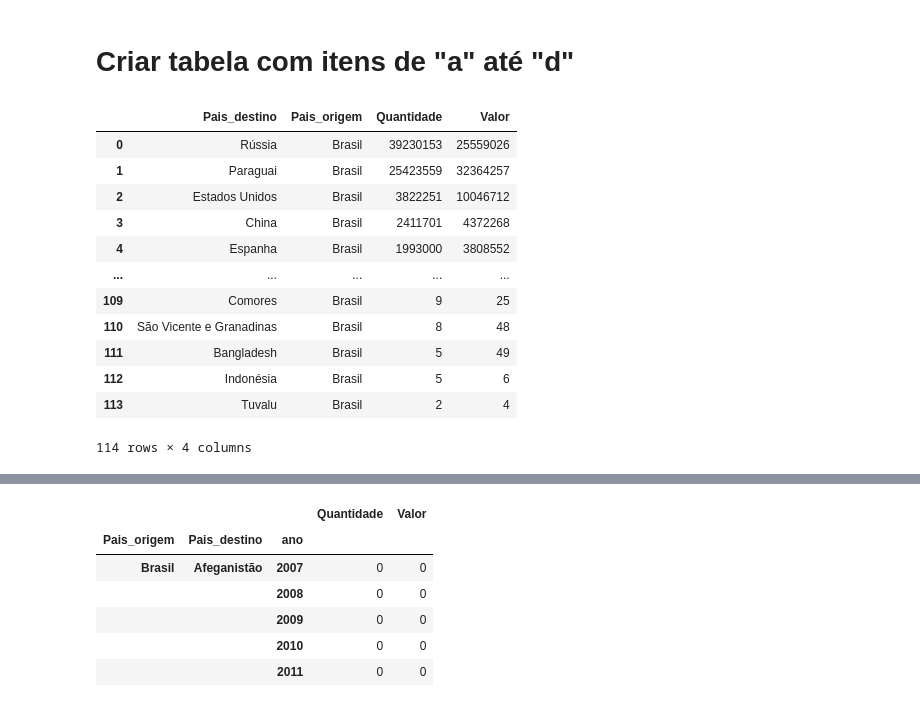
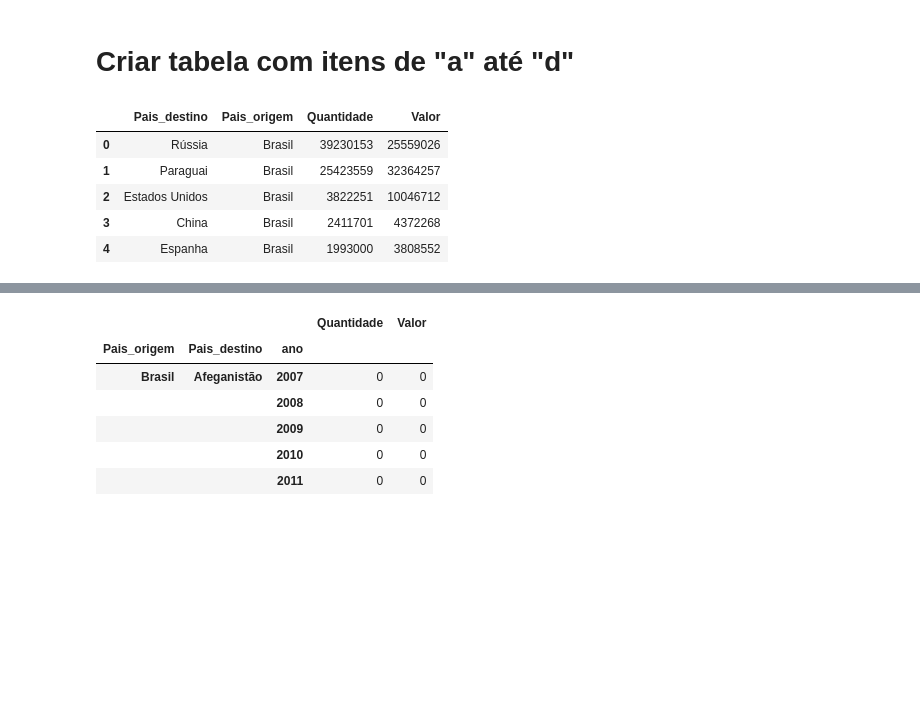
Before and after one commit to MCardosoDev/Tech_Challenge_Fase1, a Jupyter notebook: Tech_Challenge.ipynb, the cells around one changed output, grey strips where cells are left out. Saved outputs shown, nothing was run; the diff lists cells and outputs as text; code cells hidden in the pictures; blank space fills up the shorter version.

```diff
--- a/Tech_Challenge.ipynb
+++ b/Tech_Challenge.ipynb
@@ -385,24 +385,17 @@ total_imp_ano.head()
 # %%
 total_exp_pais = dataset_exp_periodo.groupby(['Pais_destino', 'Pais_origem']).sum()
 total_exp_pais = total_exp_pais.iloc[:,:4].sort_values(by=['Quantidade', 'Valor'], ascending=False)
 total_exp_pais.drop(columns=['ano'], inplace=True)
 total_exp_pais.reset_index(inplace=True)
 total_exp_pais = total_exp_pais[(total_exp_pais.Quantidade != 0) & (total_exp_pais.Valor != 0)]
-total_exp_pais
+total_exp_pais.head()
 # %% [output]
 |  | Pais_destino | Pais_origem | Quantidade | Valor |
 | 0 | Rússia | Brasil | 39230153 | 25559026 |
 | 1 | Paraguai | Brasil | 25423559 | 32364257 |
 | 2 | Estados Unidos | Brasil | 3822251 | 10046712 |
 | 3 | China | Brasil | 2411701 | 4372268 |
 | 4 | Espanha | Brasil | 1993000 | 3808552 |
-| ... | ... | ... | ... | ... |
-| 109 | Comores | Brasil | 9 | 25 |
-| 110 | São Vicente e Granadinas | Brasil | 8 | 48 |
-| 111 | Bangladesh | Brasil | 5 | 49 |
-| 112 | Indonésia | Brasil | 5 | 6 |
-| 113 | Tuvalu | Brasil | 2 | 4 |
-114 rows × 4 columns
 # %%
 total_imp_pais = dataset_imp_periodo.groupby(['Pais_destino', 'Pais_origem']).sum()
 total_imp_pais = total_imp_pais.iloc[:,:4].sort_values(by=['Quantidade', 'Valor'], ascending=False)
```
Also changed, not shown: parts of 9 cells of this notebook, 2 other files.
